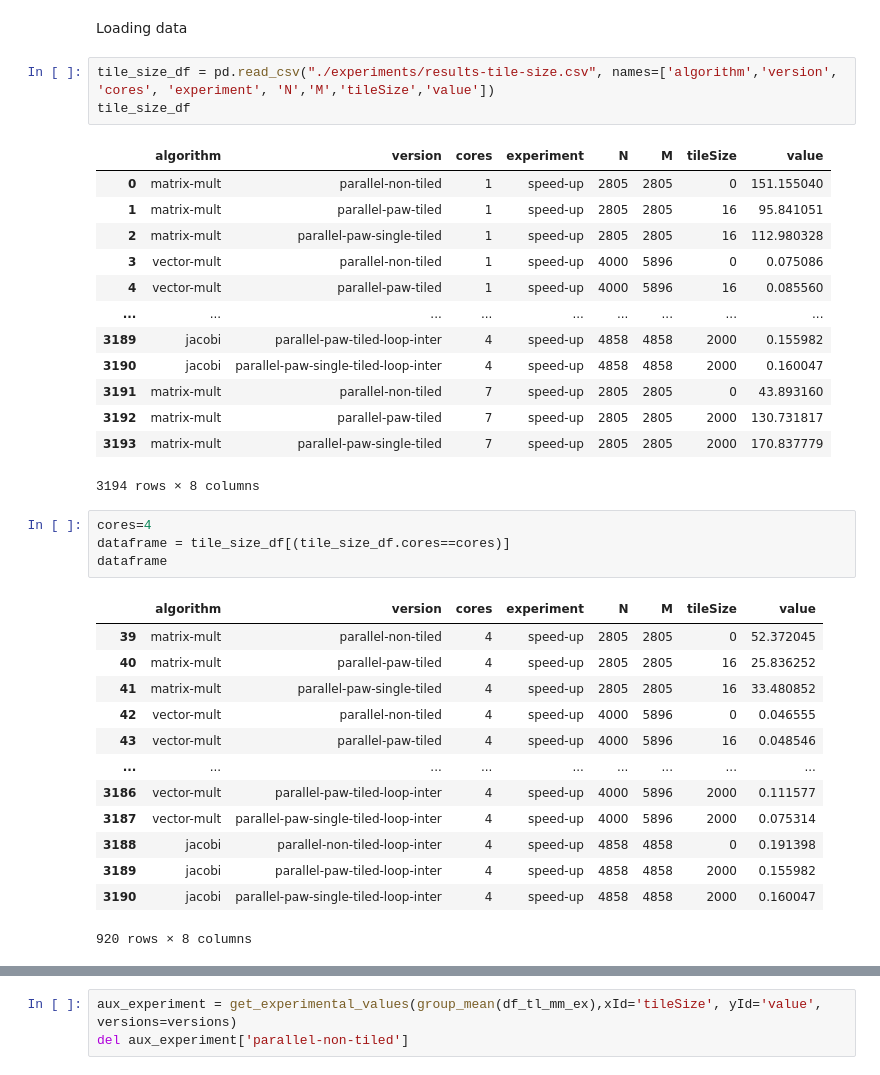
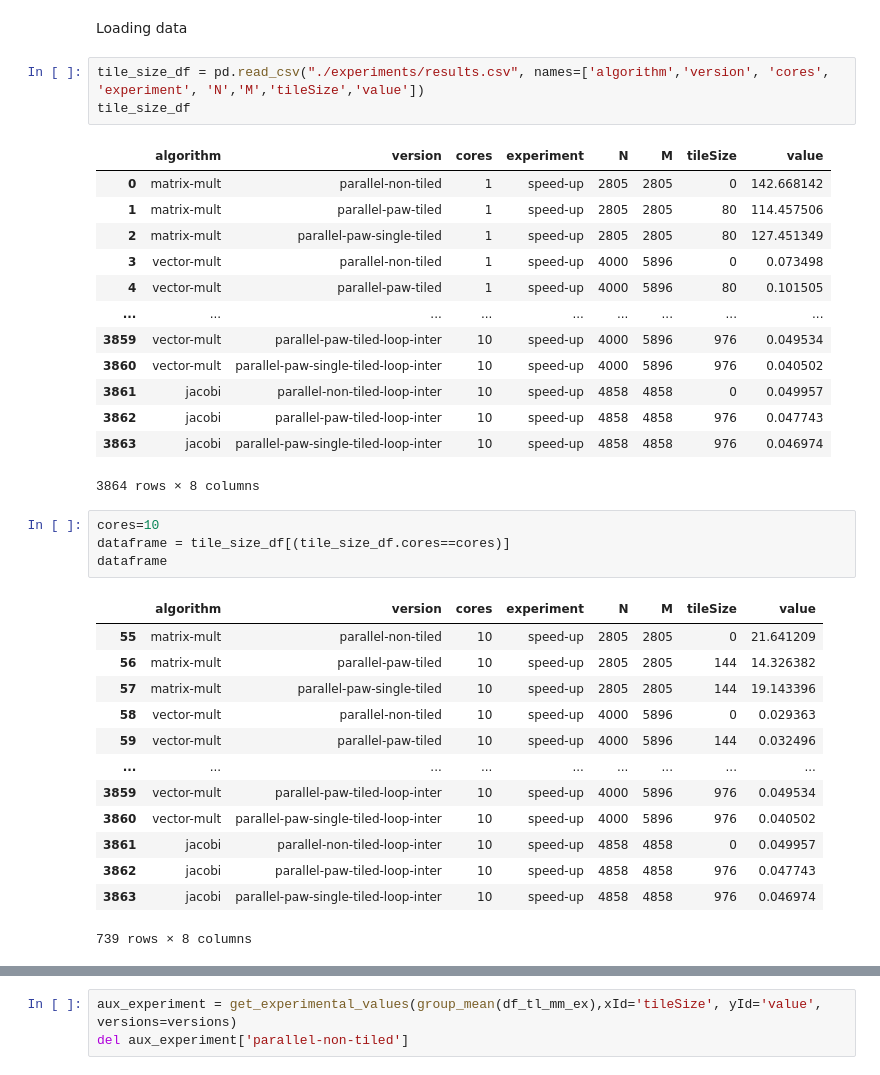
Before and after one commit to mgltorsa/Cetus-Paw-Tiling-Experiments, a Jupyter notebook: tiling/Tiling experiments and measurements.ipynb, the cells around one changed output, grey strips where cells are left out. Drawn from its saved outputs; the diff is of its cells as text.

```diff
--- a/tiling/Tiling experiments and measurements.ipynb
+++ b/tiling/Tiling experiments and measurements.ipynb
@@ -487,40 +487,40 @@ Cache in bytes: 16777216
 # %% [markdown]
 Loading data
 # %%
-tile_size_df = pd.read_csv("./experiments/results-tile-size.csv", names=['algorithm','version', 'cores', 'experiment', 'N','M','tileSize','value'])
+tile_size_df = pd.read_csv("./experiments/results.csv", names=['algorithm','version', 'cores', 'experiment', 'N','M','tileSize','value'])
 tile_size_df
 # %% [output]
 |  | algorithm | version | cores | experiment | N | M | tileSize | value |
-| 0 | matrix-mult | parallel-non-tiled | 1 | speed-up | 2805 | 2805 | 0 | 151.155040 |
-| 1 | matrix-mult | parallel-paw-tiled | 1 | speed-up | 2805 | 2805 | 16 | 95.841051 |
-| 2 | matrix-mult | parallel-paw-single-tiled | 1 | speed-up | 2805 | 2805 | 16 | 112.980328 |
-| 3 | vector-mult | parallel-non-tiled | 1 | speed-up | 4000 | 5896 | 0 | 0.075086 |
-| 4 | vector-mult | parallel-paw-tiled | 1 | speed-up | 4000 | 5896 | 16 | 0.085560 |
+| 0 | matrix-mult | parallel-non-tiled | 1 | speed-up | 2805 | 2805 | 0 | 142.668142 |
+| 1 | matrix-mult | parallel-paw-tiled | 1 | speed-up | 2805 | 2805 | 80 | 114.457506 |
+| 2 | matrix-mult | parallel-paw-single-tiled | 1 | speed-up | 2805 | 2805 | 80 | 127.451349 |
+| 3 | vector-mult | parallel-non-tiled | 1 | speed-up | 4000 | 5896 | 0 | 0.073498 |
+| 4 | vector-mult | parallel-paw-tiled | 1 | speed-up | 4000 | 5896 | 80 | 0.101505 |
 | ... | ... | ... | ... | ... | ... | ... | ... | ... |
-| 3189 | jacobi | parallel-paw-tiled-loop-inter | 4 | speed-up | 4858 | 4858 | 2000 | 0.155982 |
-| 3190 | jacobi | parallel-paw-single-tiled-loop-inter | 4 | speed-up | 4858 | 4858 | 2000 | 0.160047 |
-| 3191 | matrix-mult | parallel-non-tiled | 7 | speed-up | 2805 | 2805 | 0 | 43.893160 |
-| 3192 | matrix-mult | parallel-paw-tiled | 7 | speed-up | 2805 | 2805 | 2000 | 130.731817 |
-| 3193 | matrix-mult | parallel-paw-single-tiled | 7 | speed-up | 2805 | 2805 | 2000 | 170.837779 |
+| 3859 | vector-mult | parallel-paw-tiled-loop-inter | 10 | speed-up | 4000 | 5896 | 976 | 0.049534 |
+| 3860 | vector-mult | parallel-paw-single-tiled-loop-inter | 10 | speed-up | 4000 | 5896 | 976 | 0.040502 |
+| 3861 | jacobi | parallel-non-tiled-loop-inter | 10 | speed-up | 4858 | 4858 | 0 | 0.049957 |
+| 3862 | jacobi | parallel-paw-tiled-loop-inter | 10 | speed-up | 4858 | 4858 | 976 | 0.047743 |
+| 3863 | jacobi | parallel-paw-single-tiled-loop-inter | 10 | speed-up | 4858 | 4858 | 976 | 0.046974 |
-3194 rows × 8 columns
+3864 rows × 8 columns
 # %%
-cores=4
+cores=10
 dataframe = tile_size_df[(tile_size_df.cores==cores)]
 dataframe
 # %% [output]
 |  | algorithm | version | cores | experiment | N | M | tileSize | value |
-| 39 | matrix-mult | parallel-non-tiled | 4 | speed-up | 2805 | 2805 | 0 | 52.372045 |
-| 40 | matrix-mult | parallel-paw-tiled | 4 | speed-up | 2805 | 2805 | 16 | 25.836252 |
-| 41 | matrix-mult | parallel-paw-single-tiled | 4 | speed-up | 2805 | 2805 | 16 | 33.480852 |
-| 42 | vector-mult | parallel-non-tiled | 4 | speed-up | 4000 | 5896 | 0 | 0.046555 |
-| 43 | vector-mult | parallel-paw-tiled | 4 | speed-up | 4000 | 5896 | 16 | 0.048546 |
+| 55 | matrix-mult | parallel-non-tiled | 10 | speed-up | 2805 | 2805 | 0 | 21.641209 |
+| 56 | matrix-mult | parallel-paw-tiled | 10 | speed-up | 2805 | 2805 | 144 | 14.326382 |
+| 57 | matrix-mult | parallel-paw-single-tiled | 10 | speed-up | 2805 | 2805 | 144 | 19.143396 |
+| 58 | vector-mult | parallel-non-tiled | 10 | speed-up | 4000 | 5896 | 0 | 0.029363 |
+| 59 | vector-mult | parallel-paw-tiled | 10 | speed-up | 4000 | 5896 | 144 | 0.032496 |
 | ... | ... | ... | ... | ... | ... | ... | ... | ... |
-| 3186 | vector-mult | parallel-paw-tiled-loop-inter | 4 | speed-up | 4000 | 5896 | 2000 | 0.111577 |
-| 3187 | vector-mult | parallel-paw-single-tiled-loop-inter | 4 | speed-up | 4000 | 5896 | 2000 | 0.075314 |
-| 3188 | jacobi | parallel-non-tiled-loop-inter | 4 | speed-up | 4858 | 4858 | 0 | 0.191398 |
-| 3189 | jacobi | parallel-paw-tiled-loop-inter | 4 | speed-up | 4858 | 4858 | 2000 | 0.155982 |
-| 3190 | jacobi | parallel-paw-single-tiled-loop-inter | 4 | speed-up | 4858 | 4858 | 2000 | 0.160047 |
+| 3859 | vector-mult | parallel-paw-tiled-loop-inter | 10 | speed-up | 4000 | 5896 | 976 | 0.049534 |
+| 3860 | vector-mult | parallel-paw-single-tiled-loop-inter | 10 | speed-up | 4000 | 5896 | 976 | 0.040502 |
+| 3861 | jacobi | parallel-non-tiled-loop-inter | 10 | speed-up | 4858 | 4858 | 0 | 0.049957 |
+| 3862 | jacobi | parallel-paw-tiled-loop-inter | 10 | speed-up | 4858 | 4858 | 976 | 0.047743 |
+| 3863 | jacobi | parallel-paw-single-tiled-loop-inter | 10 | speed-up | 4858 | 4858 | 976 | 0.046974 |
-920 rows × 8 columns
+739 rows × 8 columns
 # %%
 versions=['parallel-non-tiled','parallel-paw-tiled','parallel-paw-single-tiled']
 df_tl_mm_ex = filter_by_experiment(dataframe, 'matrix-mult','speed-up')
```
Also changed, not shown: parts of 9 cells of this notebook, 2 other files.
